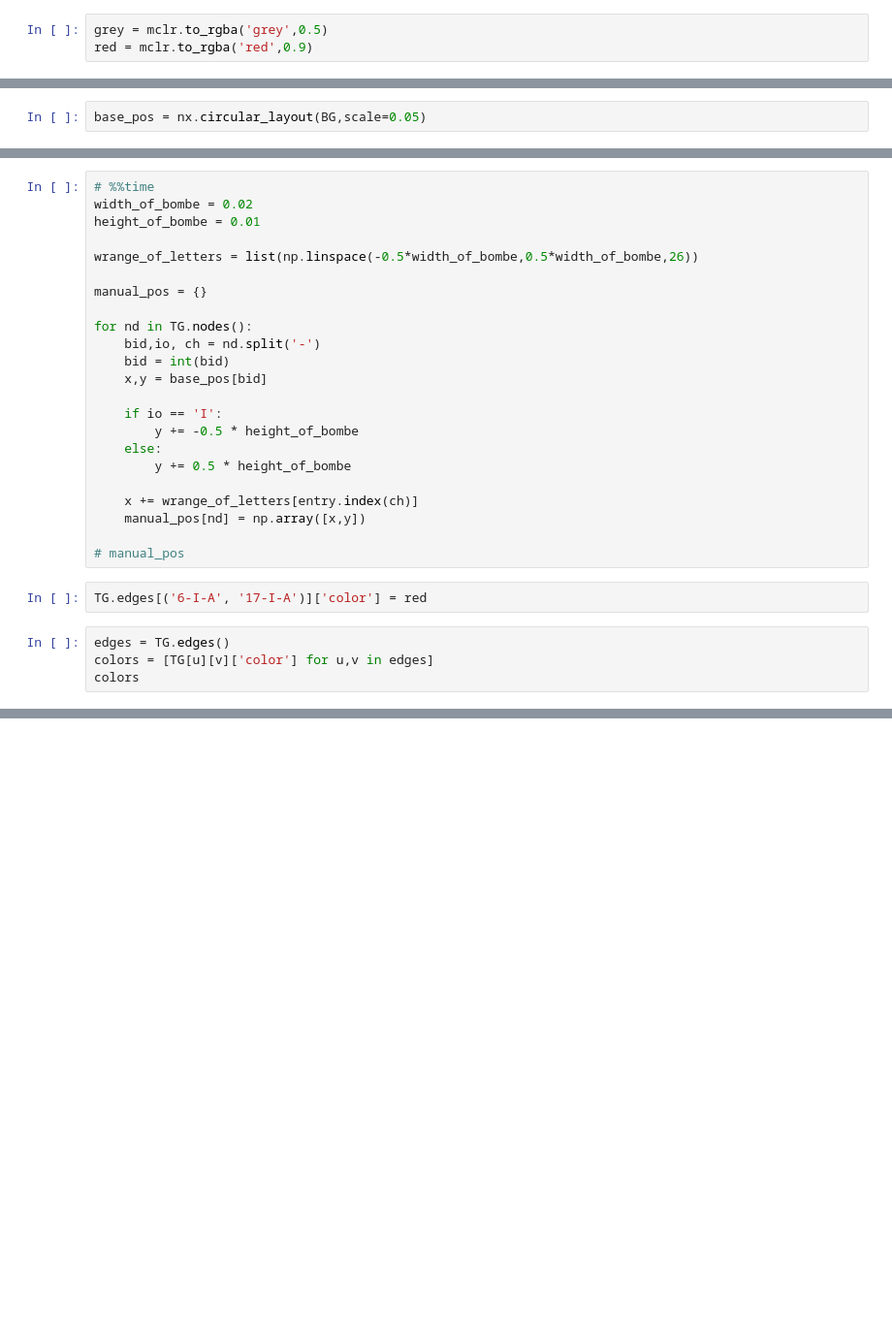
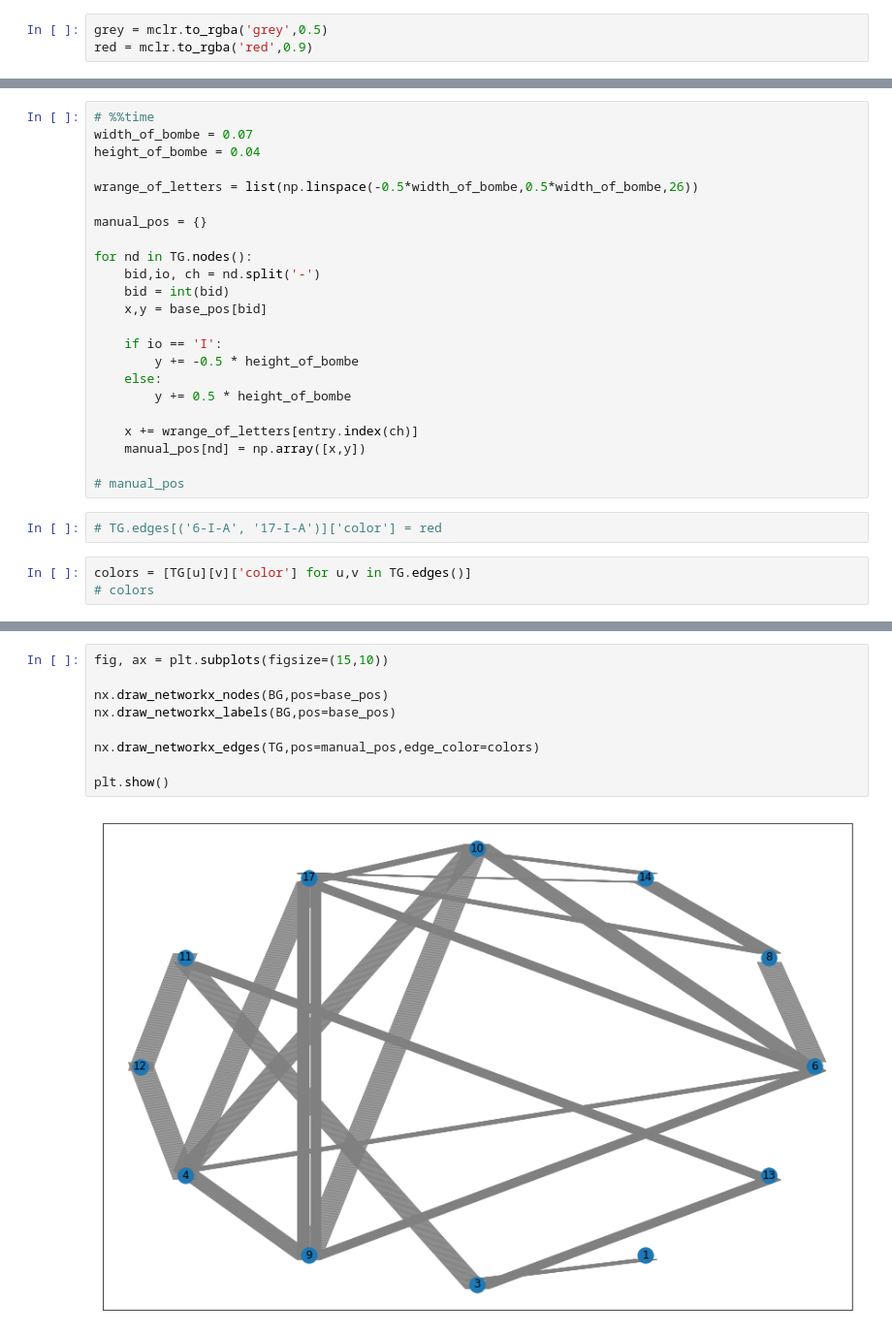
Before and after one commit to pat-hearps/enigma-recreation, a Jupyter notebook: networkx_test.ipynb, the cells around one changed output, grey strips where cells are left out. Shown at 97% size. Saved outputs shown, nothing was run; the diff lists cells and outputs as text; blank space fills up the shorter version.

Commit message:
have initial scrambler paths visualisation working in enigma2bombes

```diff
--- a/networkx_test.ipynb
+++ b/networkx_test.ipynb
@@ -289,2 +289,0 @@ NodeView((6, 10, 17))
-# %%
-base_pos = nx.circular_layout(BG,scale=0.05)
@@ -297,7 +292,7 @@ base_pos
 # %%
 # %%time
-width_of_bombe = 0.02
-height_of_bombe = 0.01
+width_of_bombe = 0.07
+height_of_bombe = 0.04
 
 wrange_of_letters = list(np.linspace(-0.5*width_of_bombe,0.5*width_of_bombe,26))
 
@@ -318,8 +313,7 @@ for nd in TG.nodes():
 
 # manual_pos
 # %%
-TG.edges[('6-I-A', '17-I-A')]['color'] = red
+# TG.edges[('6-I-A', '17-I-A')]['color'] = red
 # %%
-edges = TG.edges()
-colors = [TG[u][v]['color'] for u,v in edges]
-colors
+colors = [TG[u][v]['color'] for u,v in TG.edges()]
+# colors
@@ -377,0 +320,11 @@ manual_pos
+# %%
+fig, ax = plt.subplots(figsize=(15,10))
+
+nx.draw_networkx_nodes(BG,pos=base_pos)
+nx.draw_networkx_labels(BG,pos=base_pos)
+
+nx.draw_networkx_edges(TG,pos=manual_pos,edge_color=colors)
+
+plt.show()
+# %% [output]
+[figure, added]
```
Also changed, not shown: parts of 24 cells of this notebook.
